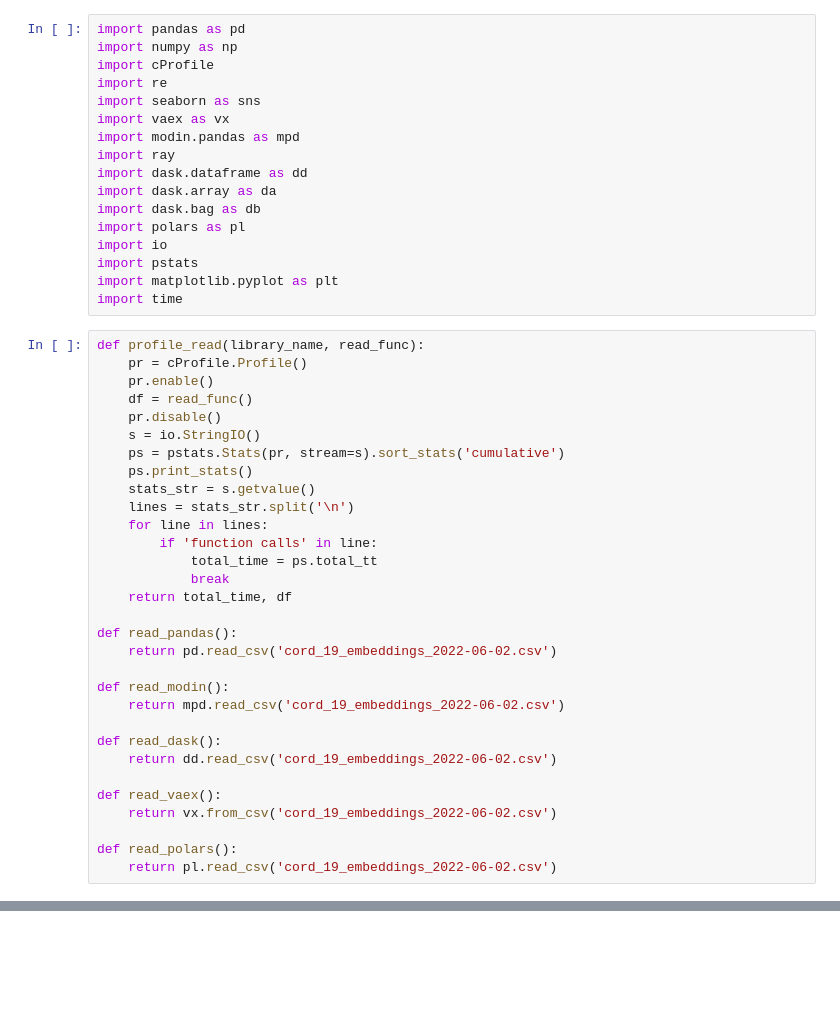
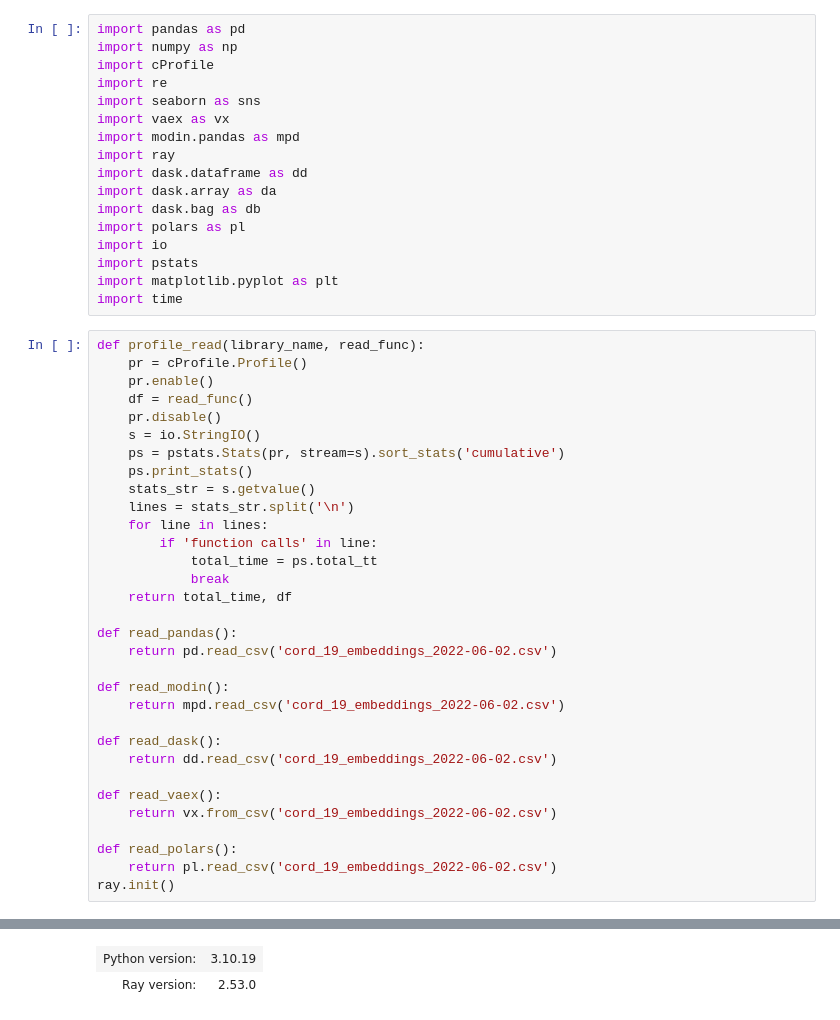
Before and after one commit to jeffmoe/CST_605_Week1, a Jupyter notebook: week1.ipynb, the cells around one changed output, grey strips where cells are left out. Saved outputs shown, nothing was run; the diff lists cells and outputs as text; blank space fills up the shorter version.

```diff
--- a/week1.ipynb
+++ b/week1.ipynb
@@ -46,3 +46,5 @@ def read_vaex():
 
 def read_polars():
     return pl.read_csv('cord_19_embeddings_2022-06-02.csv')
+ray.init()
+# %% [output]
@@ -49,3 +53,5 @@ def read_polars():
+| Python version: | 3.10.19 |
+| Ray version: | 2.53.0 |
 # %%
 def profile_read_modin():
     start_time = time.time()
```
Also changed, not shown: parts of 5 cells of this notebook.
